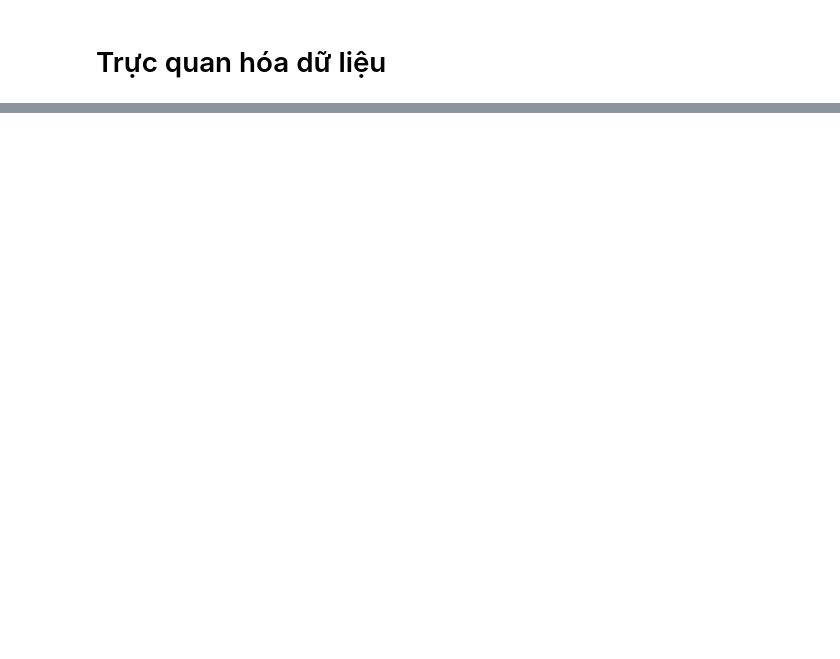
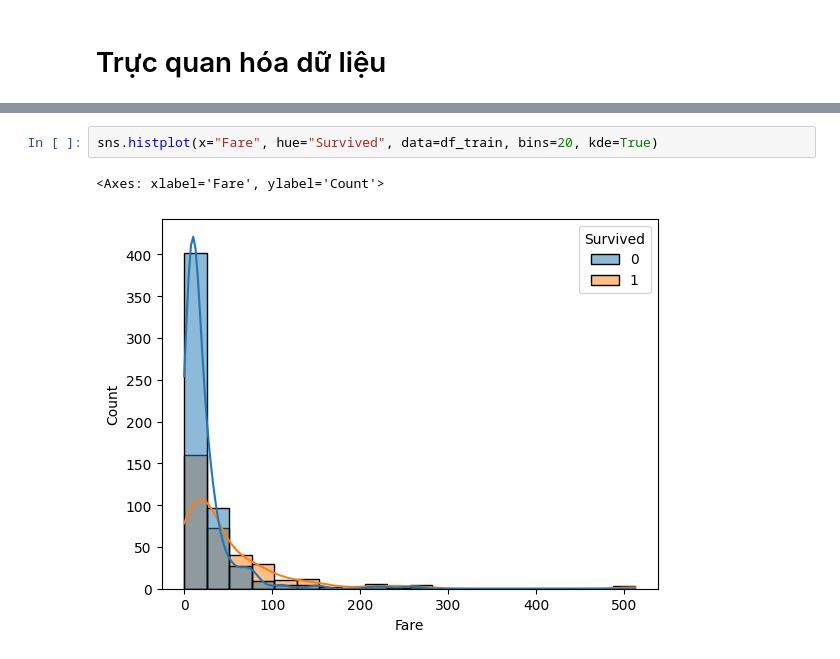
Before and after one commit to bibo0610/sgu25_ml_group, a Jupyter notebook: eda/eda01.ipynb, the cells around one changed output, grey strips where cells are left out. Drawn from its saved outputs; the diff is of its cells as text; blank space fills up the shorter version.

```diff
--- a/eda/eda01.ipynb
+++ b/eda/eda01.ipynb
@@ -223,0 +311,5 @@ for cols in categorical_cols:
+# %%
+sns.histplot(x="Fare", hue="Survived", data=df_train, bins=20, kde=True)
+# %% [output]
+<Axes: xlabel='Fare', ylabel='Count'>
+[figure, added]
```
Also changed, not shown: parts of 61 cells of this notebook, 4 other files.
